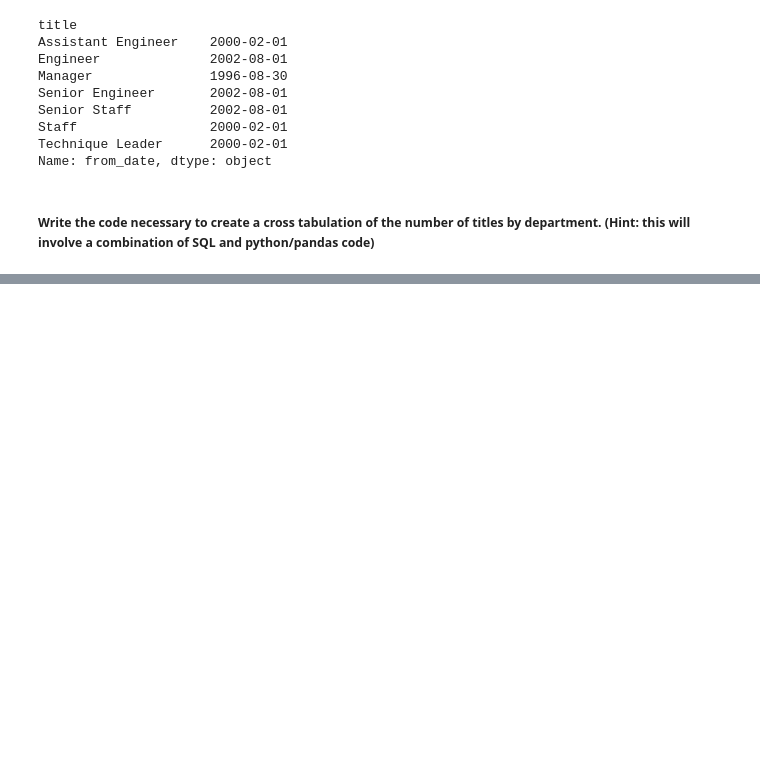
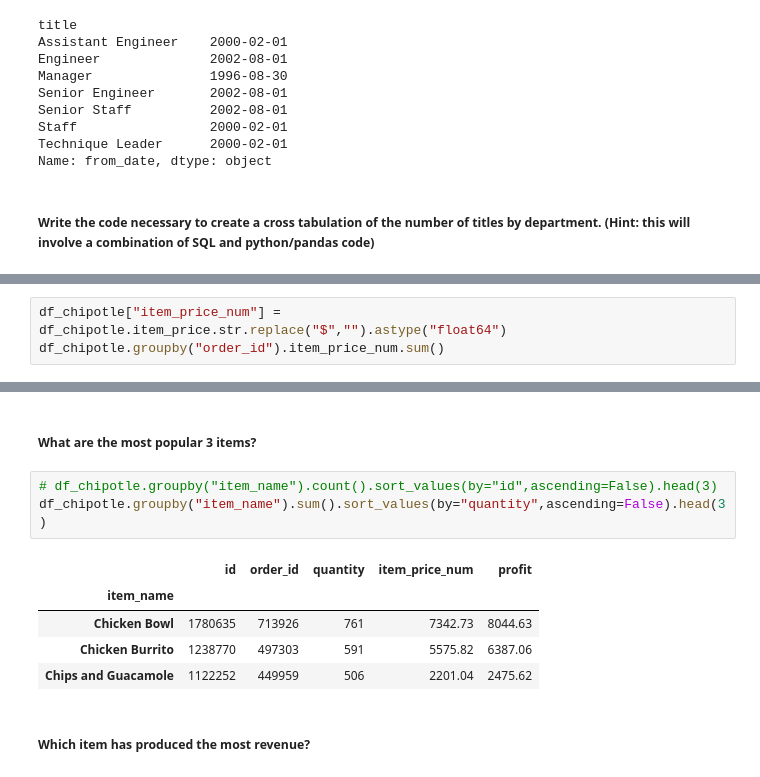
Before and after one commit to misty-garcia/python-exercises, a Jupyter notebook: panda_exercises.ipynb, the cells around one changed output, grey strips where cells are left out. Cells and saved outputs as stored; diff of their text form; blank space fills up the shorter version.

```diff
--- a/panda_exercises.ipynb
+++ b/panda_exercises.ipynb
@@ -376,0 +391,3 @@ Which item has produced the most revenue?
+# %%
+df_chipotle["item_price_num"] = df_chipotle.item_price.str.replace("$","").astype("float64")
+df_chipotle.groupby("order_id").item_price_num.sum()
@@ -376,0 +412,13 @@ Which item has produced the most revenue?
+# %% [markdown]
+##### What are the most popular 3 items?
+# %%
+# df_chipotle.groupby("item_name").count().sort_values(by="id",ascending=False).head(3)
+df_chipotle.groupby("item_name").sum().sort_values(by="quantity",ascending=False).head(3)
+# %% [output]
+|  | id | order_id | quantity | item_price_num | profit |
+| item_name |  |  |  |  |  |
+| Chicken Bowl | 1780635 | 713926 | 761 | 7342.73 | 8044.63 |
+| Chicken Burrito | 1238770 | 497303 | 591 | 5575.82 | 6387.06 |
+| Chips and Guacamole | 1122252 | 449959 | 506 | 2201.04 | 2475.62 |
+# %% [markdown]
+##### Which item has produced the most revenue?
```
Also changed, not shown: parts of 10 cells of this notebook.
